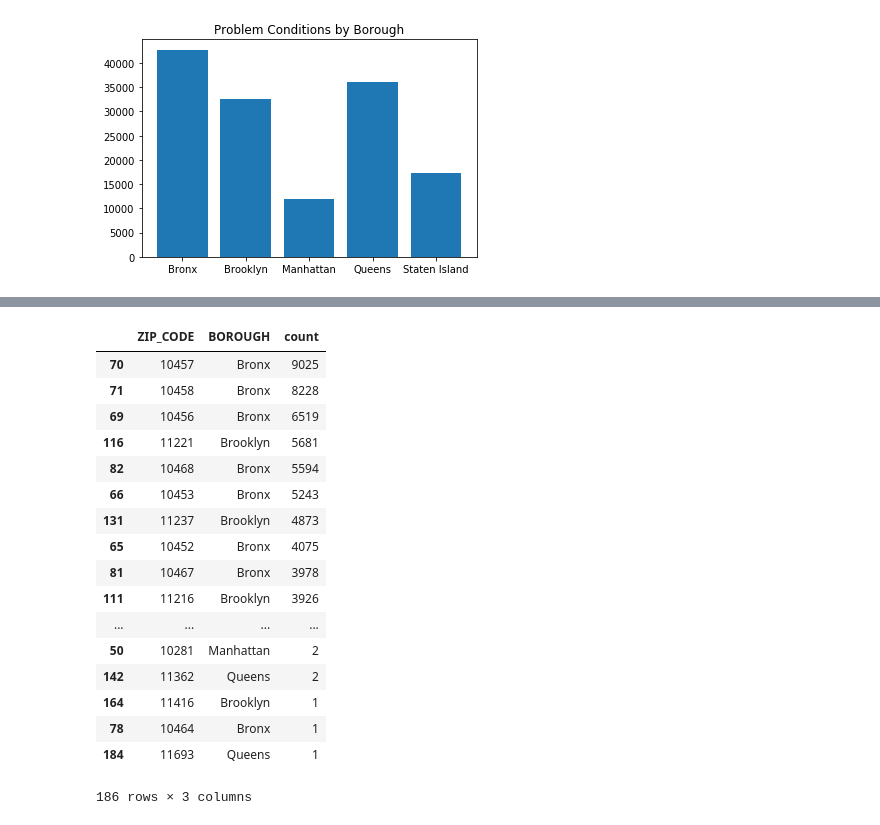
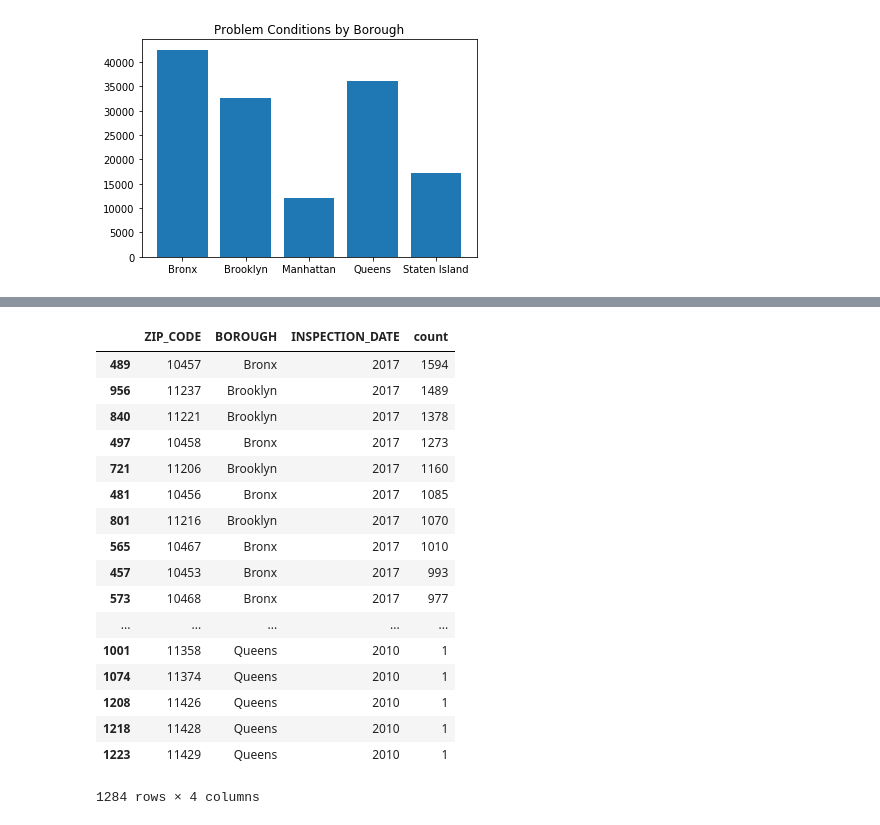
Before and after one commit to chrisfleisch/rodents-nyc, a Jupyter notebook: Rodent NYC Data.ipynb, the cells around one changed output, grey strips where cells are left out. Cells and saved outputs as stored; diff of their text form; code cells hidden in the pictures.

```diff
--- a/Rodent NYC Data.ipynb
+++ b/Rodent NYC Data.ipynb
@@ -104,3 +106,5 @@ new_roden_df = new_rodent_df[(new_rodent_df['ZIP_CODE'] != "0")]
+# %%
+new_rodent_df = new_rodent_df[(new_rodent_df['ZIP_CODE'] != "0")]
 # %%
 new_rodent_df.plot(kind="scatter", x="LONGITUDE", y="LATITUDE")
 # %% [output]
@@ -212,24 +237,25 @@ active_rat_df.groupby(active_rat_df['INSPECTION_DATE'].dt.year).size().reset_ind
 # %%
 # Active rat signs grouped by zip code
-active_rat_df.groupby(['ZIP_CODE', 'BOROUGH']).size().reset_index(name='count') \
-    .sort_values(['count'], ascending=False)
+active_rat_df.groupby(['ZIP_CODE', 'BOROUGH', active_rat_df['INSPECTION_DATE'].dt.year]) \
+    .size().reset_index(name='count') \
+    .sort_values(['INSPECTION_DATE', 'count'], ascending=False)
 # %% [output]
-|  | ZIP_CODE | BOROUGH | count |
-| 70 | 10457 | Bronx | 9025 |
-| 71 | 10458 | Bronx | 8228 |
-| 69 | 10456 | Bronx | 6519 |
-| 116 | 11221 | Brooklyn | 5681 |
-| 82 | 10468 | Bronx | 5594 |
-| 66 | 10453 | Bronx | 5243 |
-| 131 | 11237 | Brooklyn | 4873 |
-| 65 | 10452 | Bronx | 4075 |
-| 81 | 10467 | Bronx | 3978 |
-| 111 | 11216 | Brooklyn | 3926 |
-| ... | ... | ... | ... |
-| 50 | 10281 | Manhattan | 2 |
-| 142 | 11362 | Queens | 2 |
-| 164 | 11416 | Brooklyn | 1 |
-| 78 | 10464 | Bronx | 1 |
-| 184 | 11693 | Queens | 1 |
+|  | ZIP_CODE | BOROUGH | INSPECTION_DATE | count |
+| 489 | 10457 | Bronx | 2017 | 1594 |
+| 956 | 11237 | Brooklyn | 2017 | 1489 |
+| 840 | 11221 | Brooklyn | 2017 | 1378 |
+| 497 | 10458 | Bronx | 2017 | 1273 |
+| 721 | 11206 | Brooklyn | 2017 | 1160 |
+| 481 | 10456 | Bronx | 2017 | 1085 |
+| 801 | 11216 | Brooklyn | 2017 | 1070 |
+| 565 | 10467 | Bronx | 2017 | 1010 |
+| 457 | 10453 | Bronx | 2017 | 993 |
+| 573 | 10468 | Bronx | 2017 | 977 |
+| ... | ... | ... | ... | ... |
+| 1001 | 11358 | Queens | 2010 | 1 |
+| 1074 | 11374 | Queens | 2010 | 1 |
+| 1208 | 11426 | Queens | 2010 | 1 |
+| 1218 | 11428 | Queens | 2010 | 1 |
+| 1223 | 11429 | Queens | 2010 | 1 |
-186 rows × 3 columns
+1284 rows × 4 columns
 # %%
```
Also changed, not shown: parts of 37 cells of this notebook, 1 other file.
